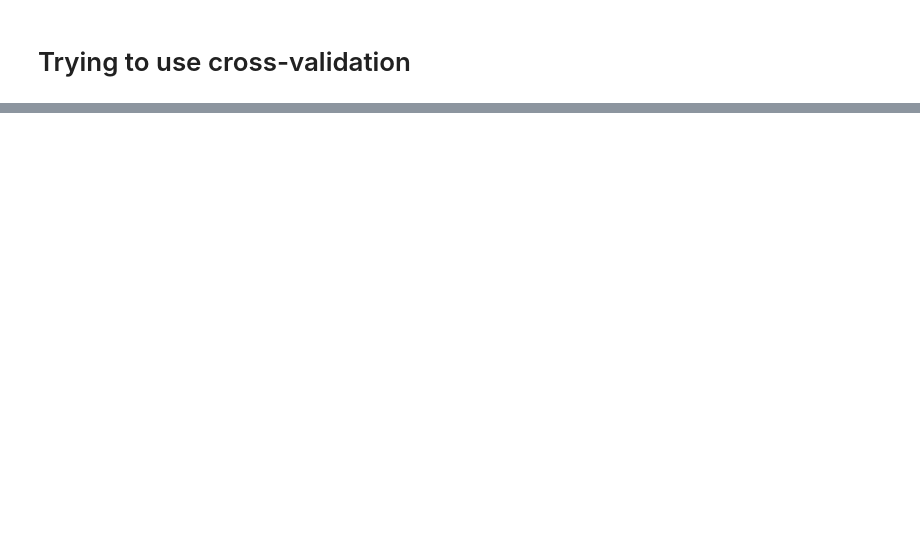
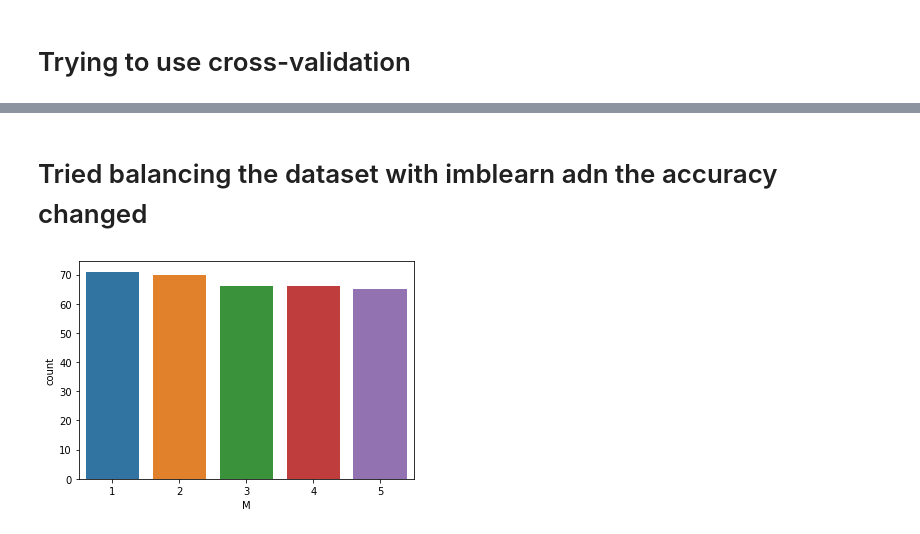
Before and after one commit to SARDARJI222/land_mines_classification, a Jupyter notebook: mines_classification.ipynb, the cells around one changed output, grey strips where cells are left out. Drawn from its saved outputs; the diff is of its cells as text; code cells hidden in the pictures; blank space fills up the shorter version.

Commit message:
change the model and balanced the dataset

```diff
--- a/mines_classification.ipynb
+++ b/mines_classification.ipynb
@@ -253,0 +246,9 @@ SVM Accuracy with Best Hyperparameters: 0.6029
+# %% [markdown]
+# Tried balancing the dataset with imblearn  adn the accuracy changed
+# %%
+import seaborn as sns
+from matplotlib import pyplot as plt
+sns.countplot(x='M', data=df)
+plt.show()
+# %% [output]
+[figure, added]
```
Also changed, not shown: parts of 18 cells of this notebook, 2 other files.
